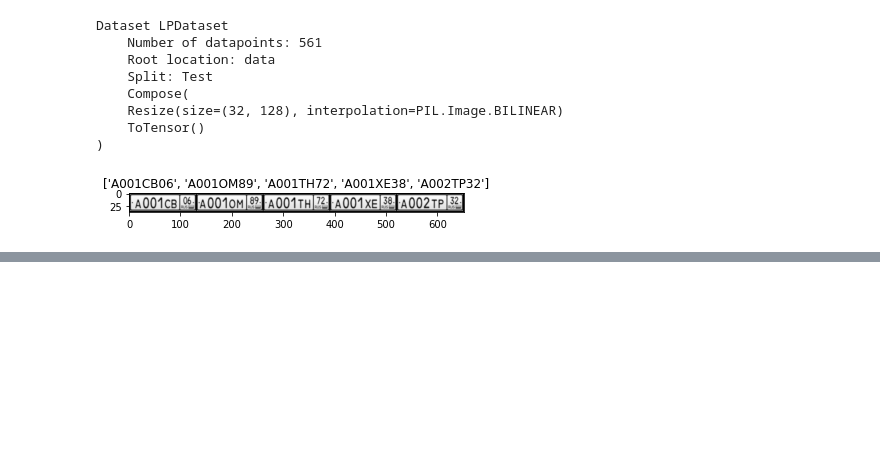
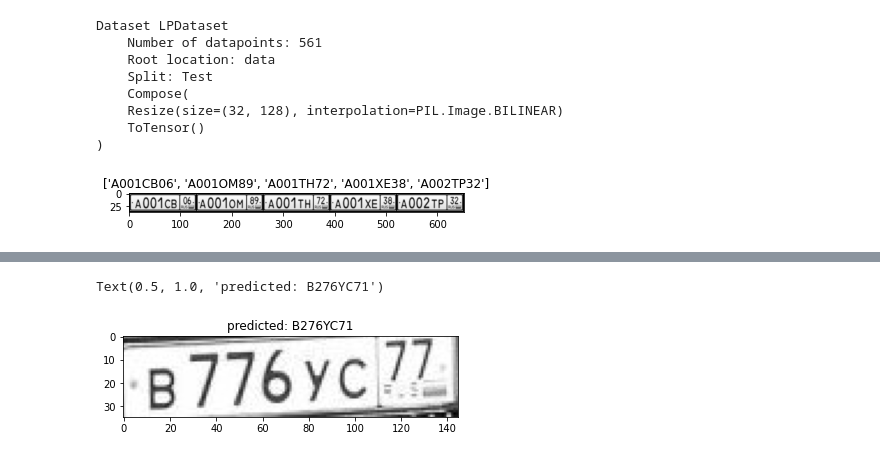
Before and after one commit to alafage/license-plate-extraction, a Jupyter notebook: testing.ipynb, the cells around one changed output, grey strips where cells are left out. Cells and saved outputs as stored; diff of their text form; code cells hidden in the pictures; blank space fills up the shorter version.

```diff
--- a/testing.ipynb
+++ b/testing.ipynb
@@ -144,0 +184,21 @@ visualize_model(model, reducer, decoder, num_images=16)
+# %%
+import cv2
+from PIL import Image
+from pathlib import Path
+# Test avec une image inconnue
+img_name = Path("./lp_test3.jpg")
+bgr = cv2.imread(str(img_name))
+gray = cv2.cvtColor(bgr, cv2.COLOR_BGR2GRAY)
+img = Image.fromarray(gray)
+plt.imshow(img, cmap=plt.cm.gray)
+inputs = preprocess["train"](img).unsqueeze(0)
+inputs = inputs.to(device)
+outputs = model(inputs)
+_, preds = torch.max(outputs, 2)
+preds = preds.transpose(1, 0).contiguous()
+reducer = Reducer(8)
+decoder = Decoder(CHARACTERS)
+plt.title(f"predicted: {decoder(reducer(preds[0].cpu()))}")
+# %% [output]
+Text(0.5, 1.0, 'predicted: B276YC71')
+[figure, added]
```
Also changed, not shown: parts of 3 cells of this notebook, 8 other files.
